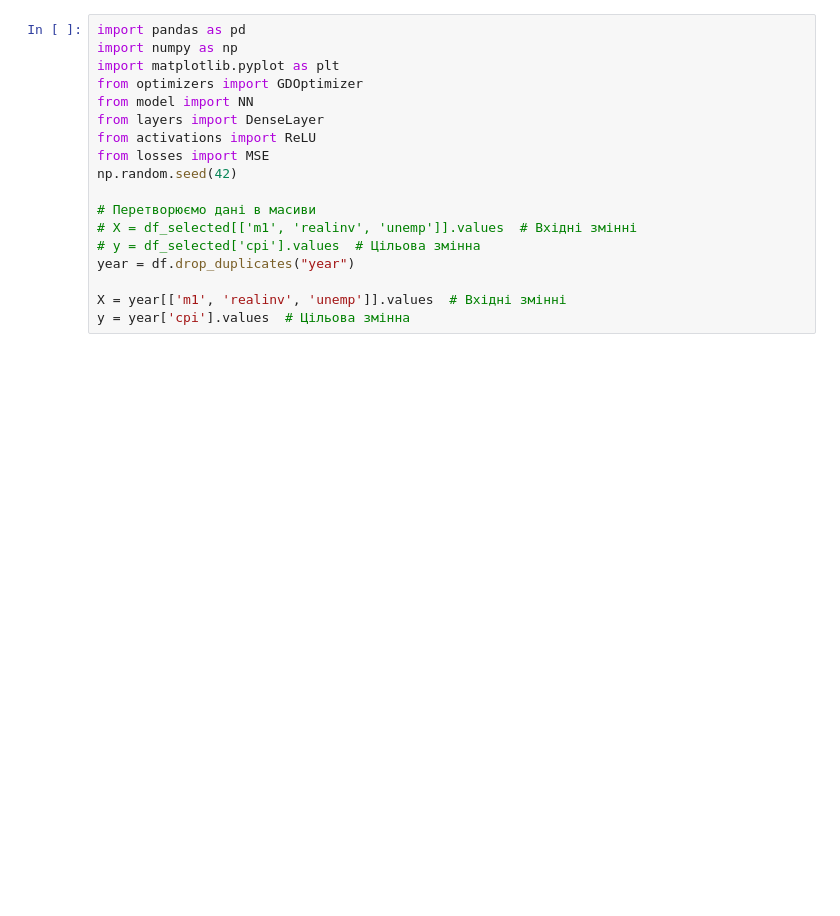
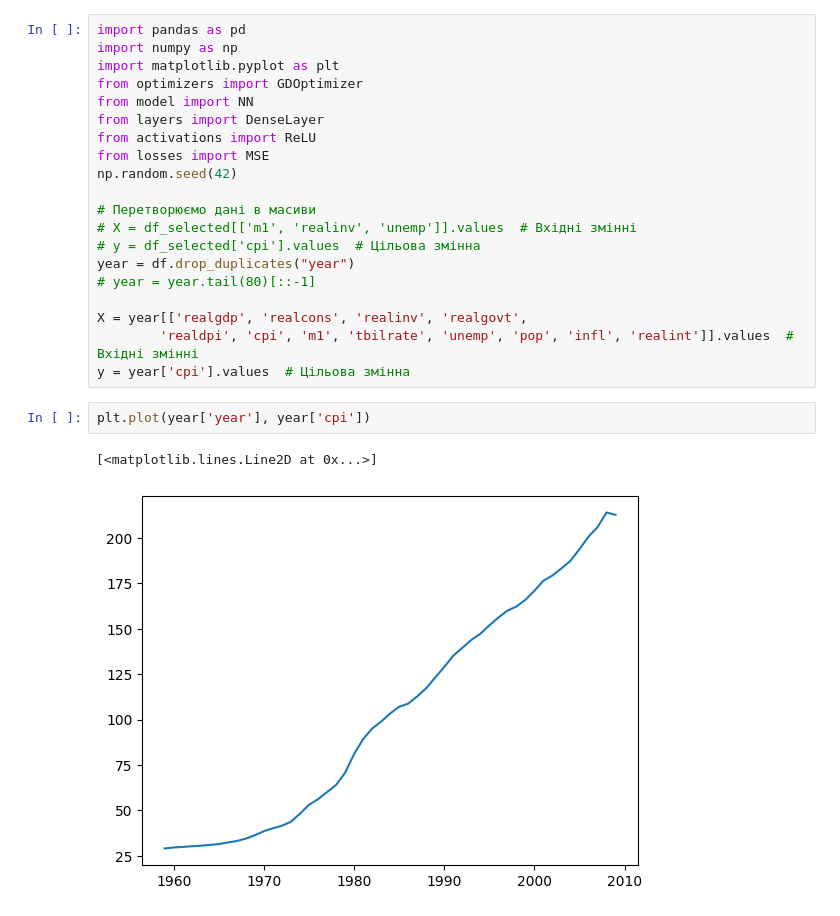
Before and after one commit to AdobyY/NN, a Jupyter notebook: play.ipynb, the cells around one changed output. Drawn from its saved outputs; the diff is of its cells as text; blank space fills up the shorter version.

```diff
--- a/play.ipynb
+++ b/play.ipynb
@@ -39,8 +51,15 @@ np.random.seed(42)
 # X = df_selected[['m1', 'realinv', 'unemp']].values  # Вхідні змінні
 # y = df_selected['cpi'].values  # Цільова змінна
 year = df.drop_duplicates("year")
+# year = year.tail(80)[::-1]
 
-X = year[['m1', 'realinv', 'unemp']].values  # Вхідні змінні
+X = year[['realgdp', 'realcons', 'realinv', 'realgovt',
+        'realdpi', 'cpi', 'm1', 'tbilrate', 'unemp', 'pop', 'infl', 'realint']].values  # Вхідні змінні
 y = year['cpi'].values  # Цільова змінна
+# %%
+plt.plot(year['year'], year['cpi'])
+# %% [output]
+[<matplotlib.lines.Line2D at 0x...>]
+[figure, added]
 # %%
 from sklearn.preprocessing import StandardScaler
```
Also changed, not shown: parts of 3 cells of this notebook, 2 other files.
